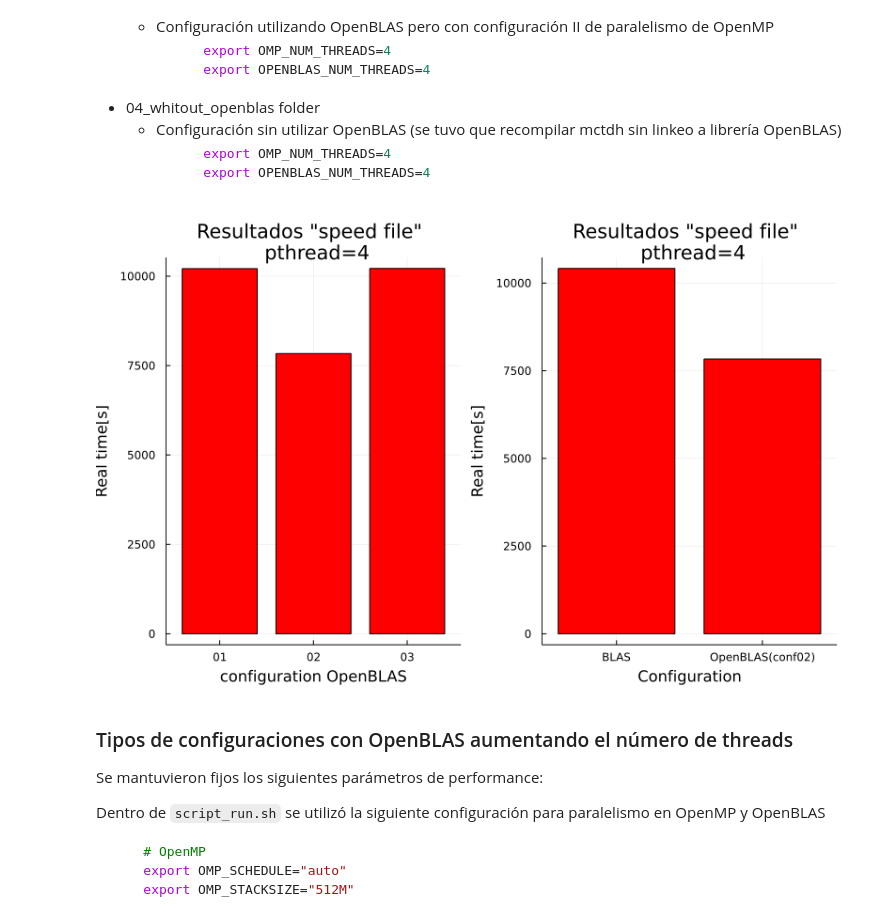
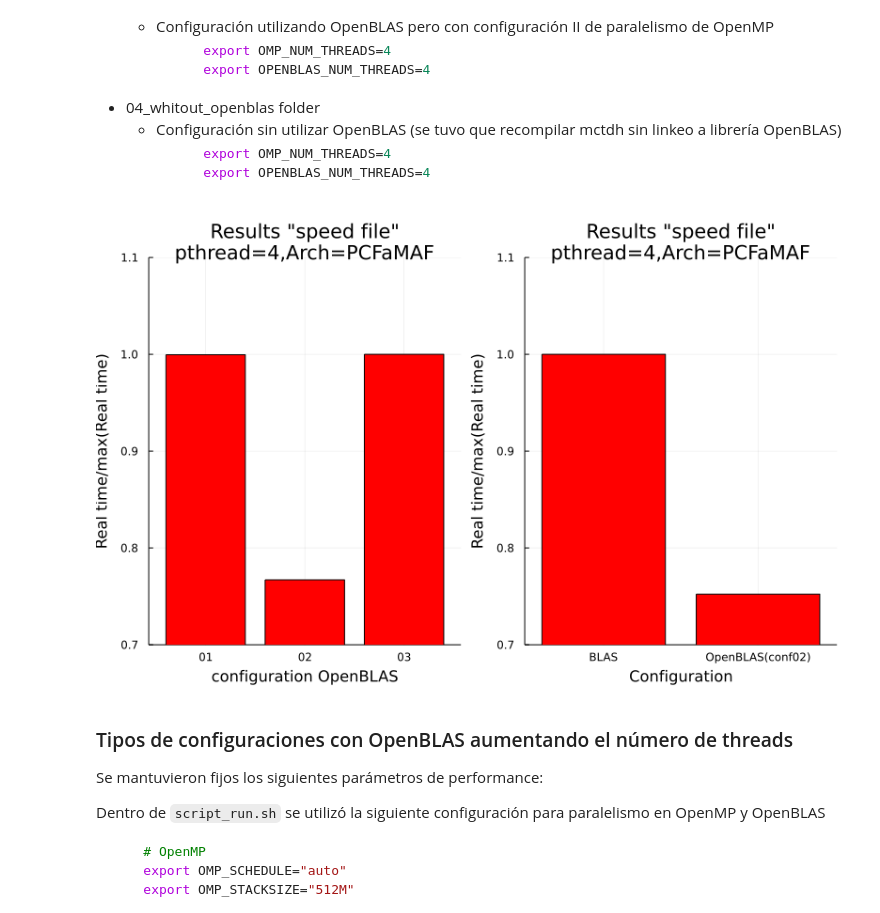
Before and after one commit to mendzmartin/mctdh_cp2021, a Jupyter notebook: double_quantum_dot_model/qdot_02/energies_vs_lambda/study_of_performance_03/running_comparison_performance/README.ipynb, the cells around one changed output. Saved outputs shown, nothing was run; the diff lists cells and outputs as text; code cells hidden in the pictures.

```diff
--- a/double_quantum_dot_model/qdot_02/energies_vs_lambda/study_of_performance_03/running_comparison_performance/README.ipynb
+++ b/double_quantum_dot_model/qdot_02/energies_vs_lambda/study_of_performance_03/running_comparison_performance/README.ipynb
@@ -78,17 +89,19 @@ Dentro de `input_file.inp` se utilizó la siguiente configuración para paraleli
 # %%
 conf = ["01","02","03"]
 time = [10211,7836,10216]
-plt1 = plot(conf,time,seriestype =:bar,color="red",label="")
-plot1 = plot!(plt1,title="Resultados \"speed file\" \n pthread=4",xlabel="configuration OpenBLAS",ylabel="Real time[s]")
+plot1 = plot(conf,time/maximum(time),seriestype =:bar,color="red",label="",ylims=(0.7,1.1))
+plot1 = plot!(title="Results \"speed file\"\npthread=4,Arch=PCFaMAF",xlabel="configuration OpenBLAS",ylabel="Real time/max(Real time)")
 
 conf = ["BLAS","OpenBLAS(conf02)"]
 time = [10416,7836]
-plt2 = plot(conf,time,seriestype =:bar,color="red",label="")
-plot2 = plot!(plt2,title="Resultados \"speed file\" \n pthread=4",xlabel="Configuration",ylabel="Real time[s]")
+plot2 = plot(conf,time/maximum(time),seriestype =:bar,color="red",label="",ylims=(0.7,1.1))
+plot2 = plot!(title="Results \"speed file\"\npthread=4,Arch=PCFaMAF",xlabel="Configuration",ylabel="Real time/max(Real time)")
 
-plot(plot1,plot2,layout=2,size=(800,500))
+plot3=plot(plot1,plot2,layout=2,size=(800,500))
+savefig(plot3,"./plots/RealTimevsBLASvsOpenBLAS.pdf");
+display(plot3);
 # %% [output]
-[figure, old version]
+[figure, new version]
 # %% [markdown]
 ### Tipos de configuraciones con OpenBLAS aumentando el número de threads
 
```
Also changed, not shown: parts of 9 cells of this notebook, 18 other files.
